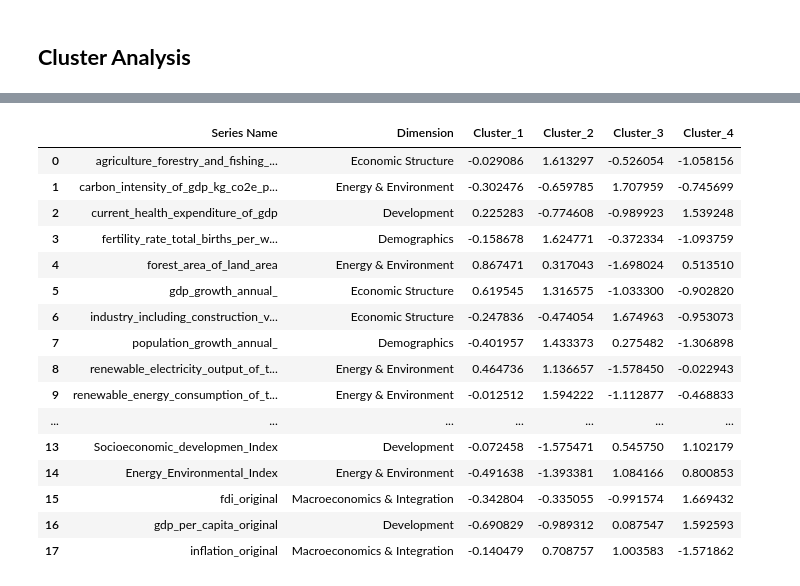
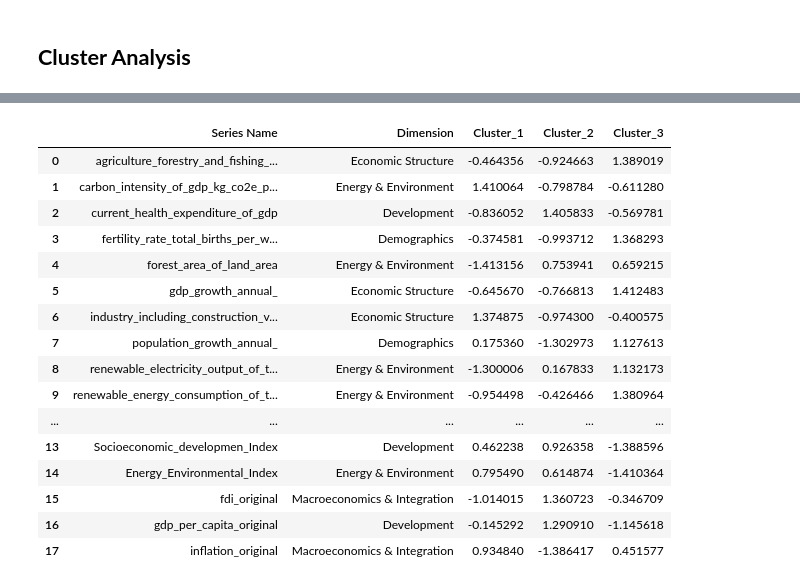
Before and after one commit to Mina-Makram-001/2B_Data_Science_Portfolio, a Jupyter notebook: Task_4_(Train_3_Unsupervised_ML_Models)/4_The_Model_&_Cluster_Analysis.ipynb, the cells around one changed output, grey strips where cells are left out. Cells and saved outputs as stored; diff of their text form; code cells hidden in the pictures.

```diff
--- a/Task_4_(Train_3_Unsupervised_ML_Models)/4_The_Model_&_Cluster_Analysis.ipynb
+++ b/Task_4_(Train_3_Unsupervised_ML_Models)/4_The_Model_&_Cluster_Analysis.ipynb
@@ -458,6 +447,6 @@ Total variance explained: 46.46%
 # %%
 Kmeans = KMeans(
-    n_clusters=4,
+    n_clusters=3,
     random_state=42,
     n_init=10
 )
@@ -587,8 +580,7 @@ df_countries['Cluster'] = df_countries['Cluster'].astype(int)
 dic = {
     0: 'Cluster_1',
     1: 'Cluster_2',
-    2: 'Cluster_3',
-    3: 'Cluster_4'
+    2: 'Cluster_3'
 }
 
 df_countries['Cluster'] = df_countries['Cluster'].map(dic)
@@ -727,42 +719,41 @@ cluster_profile
 # %%
 # 1. Select numeric cluster columns explicitly
-cluster_cols = ['Cluster_1', 'Cluster_2', 'Cluster_3', 'Cluster_4']
-
+cluster_cols = ['Cluster_1', 'Cluster_2', 'Cluster_3']
 # 2. Scale features across clusters (row-wise scaling using fit_transform)
 scaler = StandardScaler()
 
 # Fit transform on transposed numeric data so features are scaled relative to each other
 scaled_data = scaler.fit_transform(cluster_profile[cluster_cols].T).T
 
 # 3. Construct the clean scaled DataFrame
 cluster_profile_scaled = pd.DataFrame(
     scaled_data,
     columns=cluster_cols
 )
 
 # 4. Attach metadata columns back
 cluster_profile_scaled['Series Name'] = cluster_profile['Series Name']
 cluster_profile_scaled['Dimension'] = cluster_profile['Dimension']
 
 # Reorder columns for clean display
 cluster_profile_scaled = cluster_profile_scaled[['Series Name', 'Dimension'] + cluster_cols]
 
 cluster_profile_scaled
 # %% [output]
-|  | Series Name | Dimension | Cluster_1 | Cluster_2 | Cluster_3 | Cluster_4 |
-| 0 | agriculture_forestry_and_fishing_... | Economic Structure | -0.029086 | 1.613297 | -0.526054 | -1.058156 |
-| 1 | carbon_intensity_of_gdp_kg_co2e_p... | Energy & Environment | -0.302476 | -0.659785 | 1.707959 | -0.745699 |
-| 2 | current_health_expenditure_of_gdp | Development | 0.225283 | -0.774608 | -0.989923 | 1.539248 |
-| 3 | fertility_rate_total_births_per_w... | Demographics | -0.158678 | 1.624771 | -0.372334 | -1.093759 |
-| 4 | forest_area_of_land_area | Energy & Environment | 0.867471 | 0.317043 | -1.698024 | 0.513510 |
-| 5 | gdp_growth_annual_ | Economic Structure | 0.619545 | 1.316575 | -1.033300 | -0.902820 |
-| 6 | industry_including_construction_v... | Economic Structure | -0.247836 | -0.474054 | 1.674963 | -0.953073 |
-| 7 | population_growth_annual_ | Demographics | -0.401957 | 1.433373 | 0.275482 | -1.306898 |
-| 8 | renewable_electricity_output_of_t... | Energy & Environment | 0.464736 | 1.136657 | -1.578450 | -0.022943 |
-| 9 | renewable_energy_consumption_of_t... | Energy & Environment | -0.012512 | 1.594222 | -1.112877 | -0.468833 |
-| ... | ... | ... | ... | ... | ... | ... |
-| 13 | Socioeconomic_developmen_Index | Development | -0.072458 | -1.575471 | 0.545750 | 1.102179 |
-| 14 | Energy_Environmental_Index | Energy & Environment | -0.491638 | -1.393381 | 1.084166 | 0.800853 |
-| 15 | fdi_original | Macroeconomics & Integration | -0.342804 | -0.335055 | -0.991574 | 1.669432 |
-| 16 | gdp_per_capita_original | Development | -0.690829 | -0.989312 | 0.087547 | 1.592593 |
-| 17 | inflation_original | Macroeconomics & Integration | -0.140479 | 0.708757 | 1.003583 | -1.571862 |
+|  | Series Name | Dimension | Cluster_1 | Cluster_2 | Cluster_3 |
+| 0 | agriculture_forestry_and_fishing_... | Economic Structure | -0.464356 | -0.924663 | 1.389019 |
+| 1 | carbon_intensity_of_gdp_kg_co2e_p... | Energy & Environment | 1.410064 | -0.798784 | -0.611280 |
+| 2 | current_health_expenditure_of_gdp | Development | -0.836052 | 1.405833 | -0.569781 |
+| 3 | fertility_rate_total_births_per_w... | Demographics | -0.374581 | -0.993712 | 1.368293 |
+| 4 | forest_area_of_land_area | Energy & Environment | -1.413156 | 0.753941 | 0.659215 |
+| 5 | gdp_growth_annual_ | Economic Structure | -0.645670 | -0.766813 | 1.412483 |
+| 6 | industry_including_construction_v... | Economic Structure | 1.374875 | -0.974300 | -0.400575 |
+| 7 | population_growth_annual_ | Demographics | 0.175360 | -1.302973 | 1.127613 |
+| 8 | renewable_electricity_output_of_t... | Energy & Environment | -1.300006 | 0.167833 | 1.132173 |
+| 9 | renewable_energy_consumption_of_t... | Energy & Environment | -0.954498 | -0.426466 | 1.380964 |
+| ... | ... | ... | ... | ... | ... |
+| 13 | Socioeconomic_developmen_Index | Development | 0.462238 | 0.926358 | -1.388596 |
+| 14 | Energy_Environmental_Index | Energy & Environment | 0.795490 | 0.614874 | -1.410364 |
+| 15 | fdi_original | Macroeconomics & Integration | -1.014015 | 1.360723 | -0.346709 |
+| 16 | gdp_per_capita_original | Development | -0.145292 | 1.290910 | -1.145618 |
+| 17 | inflation_original | Macroeconomics & Integration | 0.934840 | -1.386417 | 0.451577 |
```
Also changed, not shown: parts of 16 cells of this notebook, 6 other files.
